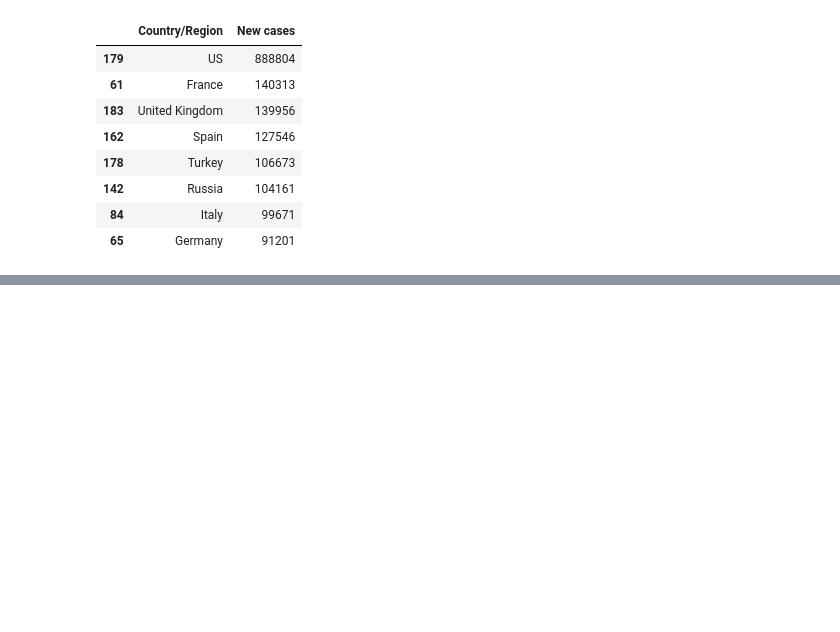
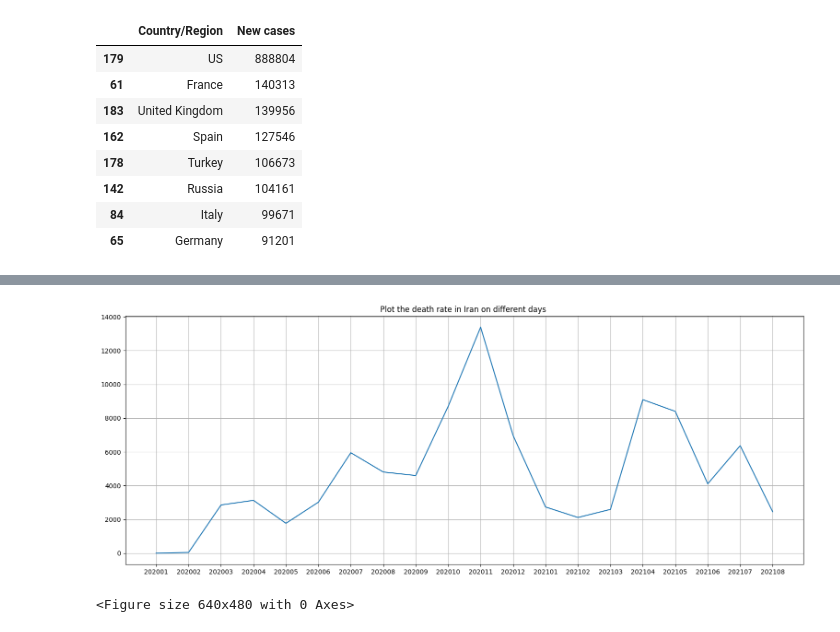
Before and after one commit to Hoda-Shad/Machine-Learning, a Jupyter notebook: Assignment3/2- Covid19.ipynb, the cells around one changed output, grey strips where cells are left out. Cells and saved outputs as stored; diff of their text form; code cells hidden in the pictures; blank space fills up the shorter version.

```diff
--- a/Assignment3/2- Covid19.ipynb
+++ b/Assignment3/2- Covid19.ipynb
@@ -73,0 +80,2 @@ targetco_data[:8]
+# %%
+data_iran = co_data.loc[(co_data['Country/Region'] == 'Iran')]
@@ -73,0 +98,2 @@ targetco_data[:8]
+# %%
+data_iran = data_iran.groupby('DateYearMonth')['New deaths'].sum().reset_index()
@@ -73,0 +120,11 @@ targetco_data[:8]
+# %%
+plt.figure(figsize=(19,7))
+plt.plot(data_iran['DateYearMonth'].to_numpy(dtype=(str)),data_iran['New deaths'])
+
+plt.grid()
+plt.title("Plot the death rate in Iran on different days " )
+plt.show()
+plt.savefig("images/covid_iran.png")
+# %% [output]
+[figure, added]
+<Figure size 640x480 with 0 Axes>
```
Also changed, not shown: parts of 6 cells of this notebook, 4 other files.
